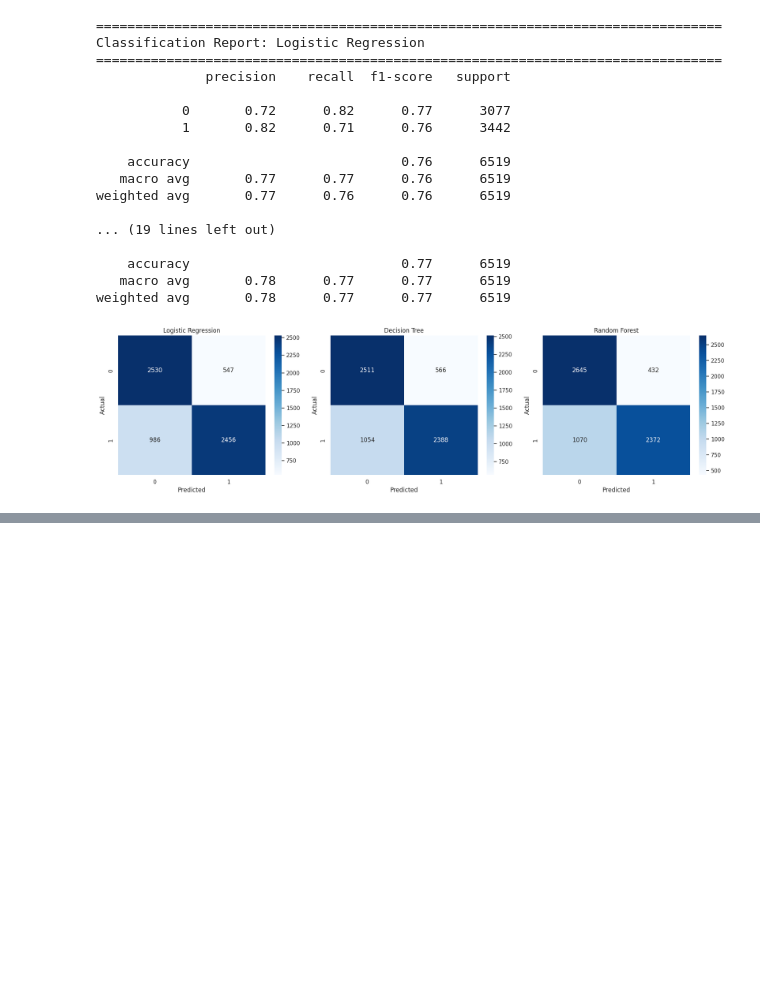
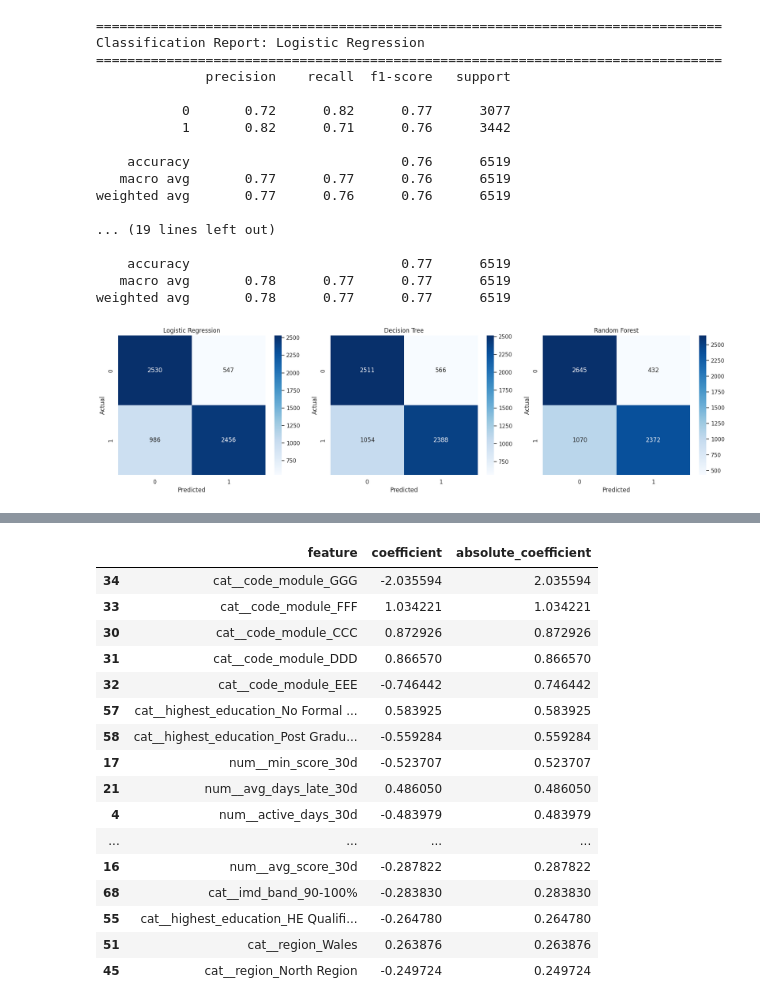
Before and after one commit to futabarentarou/potential-pathway-index, a Jupyter notebook: notebooks/04_modeling_at_risk_misalignment.ipynb, the cells around one changed output, grey strips where cells are left out. Cells and saved outputs as stored; diff of their text form; code cells hidden in the pictures; blank space fills up the shorter version.

```diff
--- a/notebooks/04_modeling_at_risk_misalignment.ipynb
+++ b/notebooks/04_modeling_at_risk_misalignment.ipynb
@@ -422,0 +442,36 @@ plt.show()
+# %%
+logistic_model = trained_models["Logistic Regression"].named_steps["model"]
+
+logistic_coefficients = pd.DataFrame({
+    "feature": transformed_feature_names,
+    "coefficient": logistic_model.coef_[0]
+})
+
+logistic_coefficients["absolute_coefficient"] = (
+    logistic_coefficients["coefficient"].abs()
+)
+
+logistic_coefficients = logistic_coefficients.sort_values(
+    by="absolute_coefficient",
+    ascending=False
+)
+
+logistic_coefficients.head(20)
+# %% [output]
+|  | feature | coefficient | absolute_coefficient |
+| 34 | cat__code_module_GGG | -2.035594 | 2.035594 |
+| 33 | cat__code_module_FFF | 1.034221 | 1.034221 |
+| 30 | cat__code_module_CCC | 0.872926 | 0.872926 |
+| 31 | cat__code_module_DDD | 0.866570 | 0.866570 |
+| 32 | cat__code_module_EEE | -0.746442 | 0.746442 |
+| 57 | cat__highest_education_No Formal ... | 0.583925 | 0.583925 |
+| 58 | cat__highest_education_Post Gradu... | -0.559284 | 0.559284 |
+| 17 | num__min_score_30d | -0.523707 | 0.523707 |
+| 21 | num__avg_days_late_30d | 0.486050 | 0.486050 |
+| 4 | num__active_days_30d | -0.483979 | 0.483979 |
+| ... | ... | ... | ... |
+| 16 | num__avg_score_30d | -0.287822 | 0.287822 |
+| 68 | cat__imd_band_90-100% | -0.283830 | 0.283830 |
+| 55 | cat__highest_education_HE Qualifi... | -0.264780 | 0.264780 |
+| 51 | cat__region_Wales | 0.263876 | 0.263876 |
+| 45 | cat__region_North Region | -0.249724 | 0.249724 |
```
Also changed, not shown: parts of 8 cells of this notebook.
